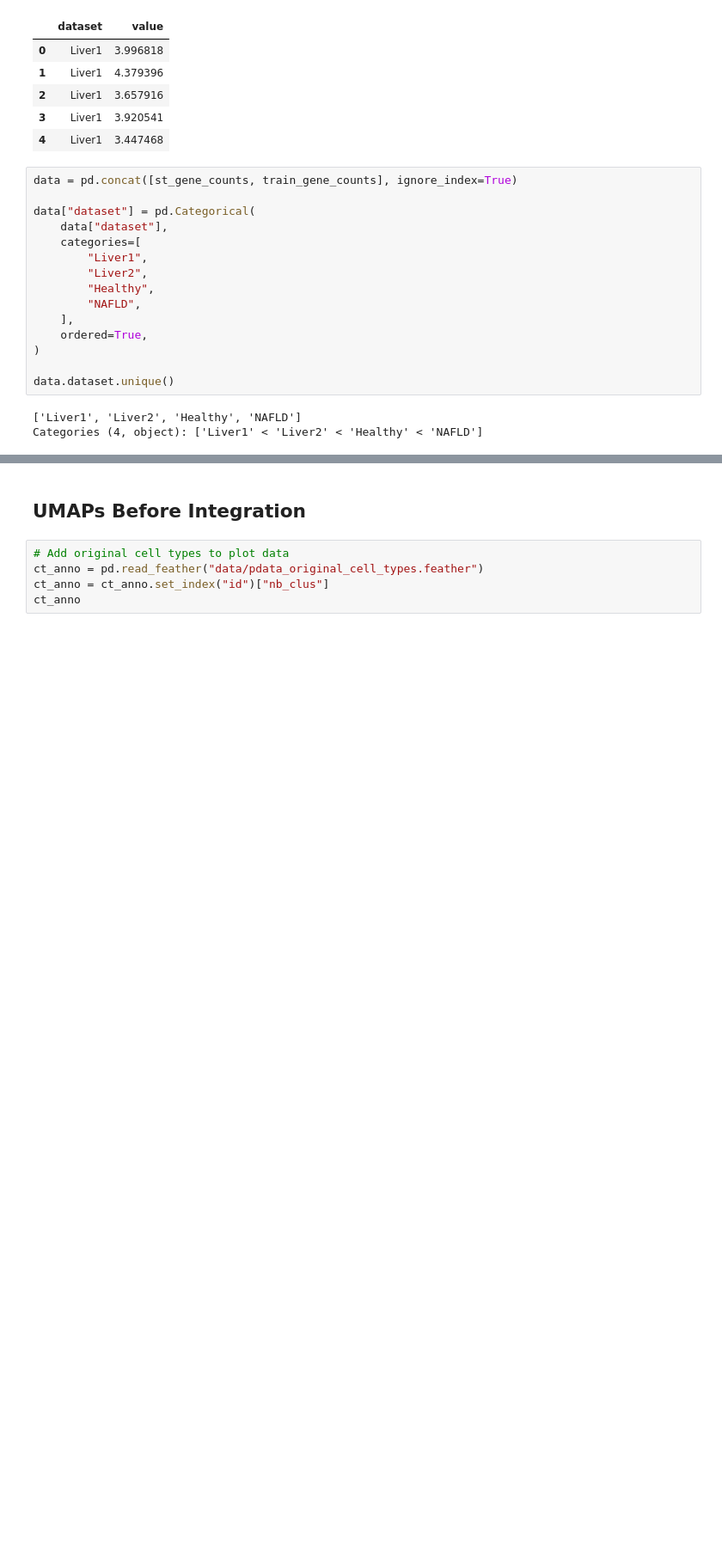
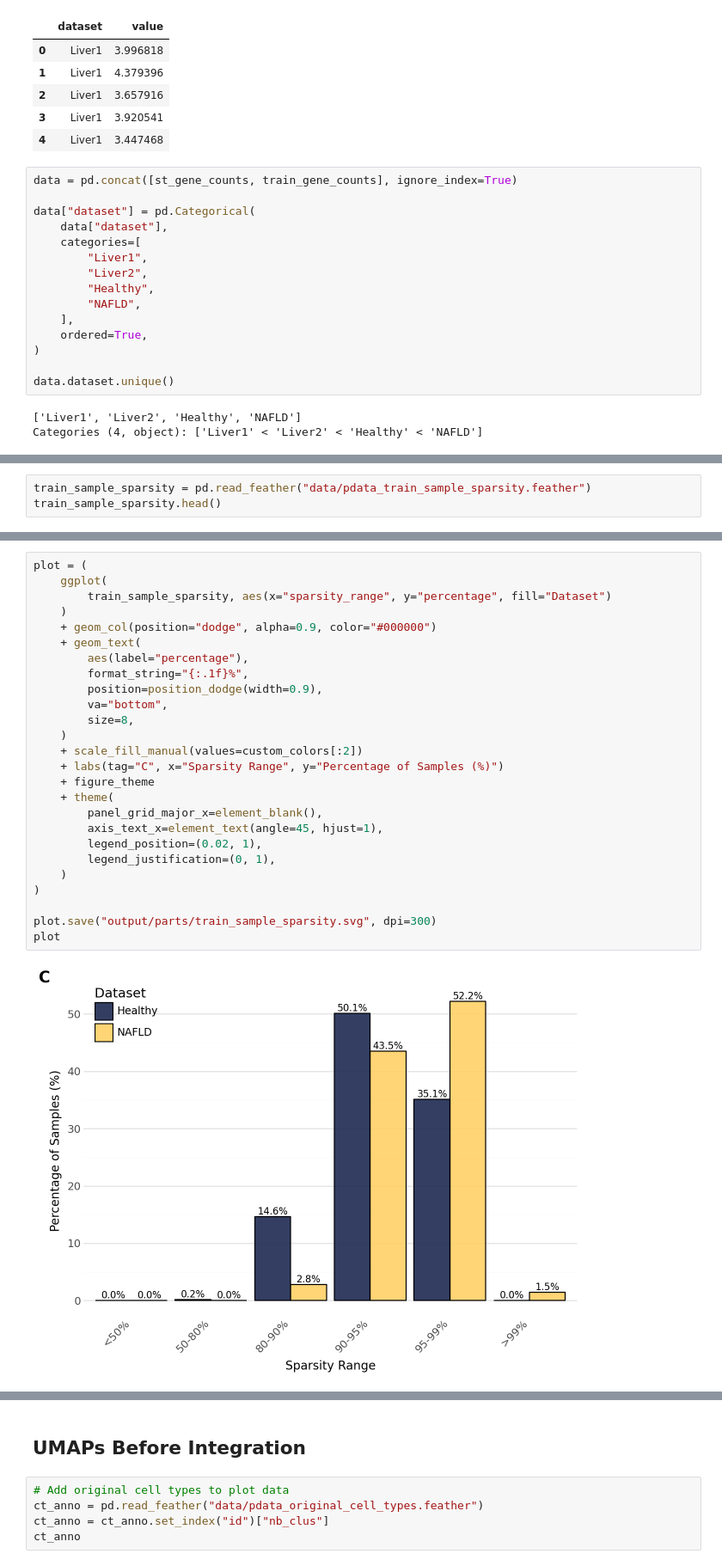
Before and after one commit to ChrisKoll/EDA-Spatial-Liver, a Jupyter notebook: figures/thesis_plots.ipynb, the cells around one changed output, grey strips where cells are left out. Shown at 86% size. Cells and saved outputs as stored; diff of their text form; blank space fills up the shorter version.

```diff
--- a/figures/thesis_plots.ipynb
+++ b/figures/thesis_plots.ipynb
@@ -411,0 +414,3 @@ plot
+# %%
+train_sample_sparsity = pd.read_feather("data/pdata_train_sample_sparsity.feather")
+train_sample_sparsity.head()
@@ -411,0 +424,28 @@ plot
+# %%
+plot = (
+    ggplot(
+        train_sample_sparsity, aes(x="sparsity_range", y="percentage", fill="Dataset")
+    )
+    + geom_col(position="dodge", alpha=0.9, color="#000000")
+    + geom_text(
+        aes(label="percentage"),
+        format_string="{:.1f}%",
+        position=position_dodge(width=0.9),
+        va="bottom",
+        size=8,
+    )
+    + scale_fill_manual(values=custom_colors[:2])
+    + labs(tag="C", x="Sparsity Range", y="Percentage of Samples (%)")
+    + figure_theme
+    + theme(
+        panel_grid_major_x=element_blank(),
+        axis_text_x=element_text(angle=45, hjust=1),
+        legend_position=(0.02, 1),
+        legend_justification=(0, 1),
+    )
+)
+
+plot.save("output/parts/train_sample_sparsity.svg", dpi=300)
+plot
+# %% [output]
+[figure, added]
```
Also changed, not shown: parts of 6 cells of this notebook.
